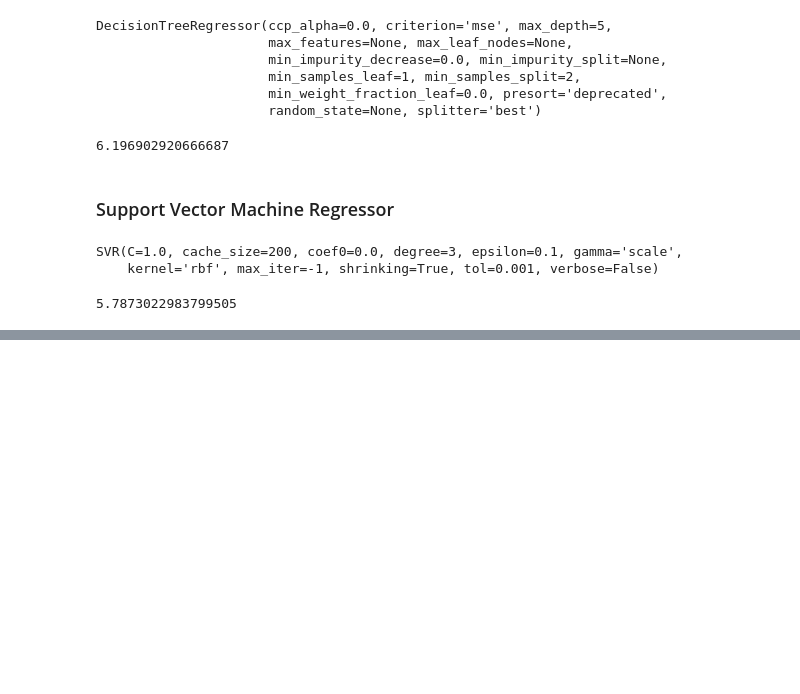
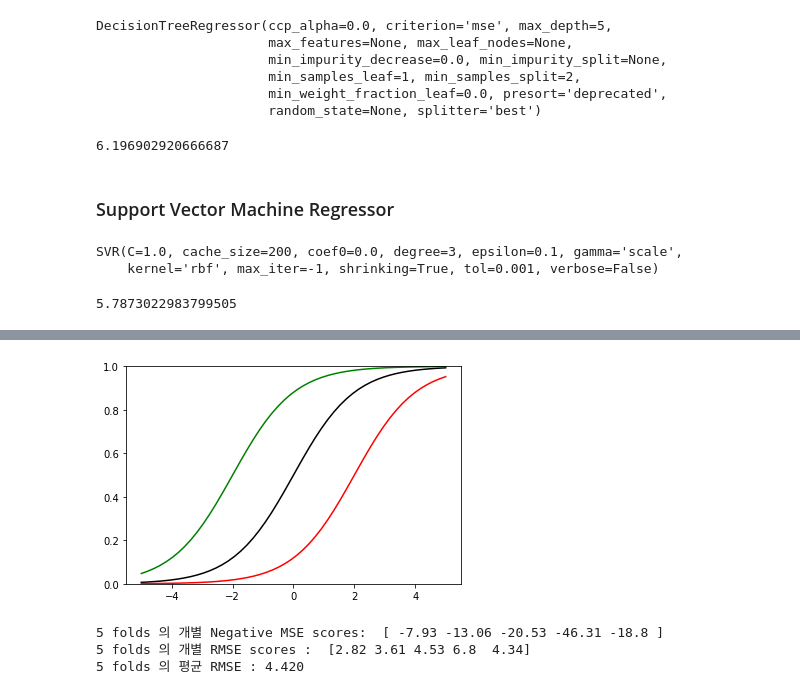
Before and after one commit to SEUNGKI-JUNG/Machine-Learning, a Jupyter notebook: ch5-regression.ipynb, the cells around one changed output, grey strips where cells are left out. Cells and saved outputs as stored; diff of their text form; code cells hidden in the pictures; blank space fills up the shorter version.

```diff
--- a/ch5-regression.ipynb
+++ b/ch5-regression.ipynb
@@ -214,0 +410,31 @@ rmse
+# %%
+# y절편에 따른 그래프 변화 / b의 변화는 그래프가 평행이동한다.
+xs = np.linspace(-5, 5)
+y1 = sigmoid(xs, 1, 0)
+y5 = sigmoid(xs, 1, 2)
+y05 = sigmoid(xs, 1, -2)
+plt.plot(xs, y1, 2, c = 'k')
+plt.plot(xs, y5, 2, c = 'g')
+plt.plot(xs, y05, 2, c = 'r')
+plt.ylim(0, 1)
+plt.show()
+# %% [output]
+[figure, added]
+# %%
+from sklearn.ensemble import RandomForestRegressor
+
+y_target = bostonDF['PRICE']
+X_data = bostonDF.drop(['PRICE'], axis = 1, inplace = False)
+
+rf = RandomForestRegressor(random_state=0, n_estimators=1000)
+neg_mse_scores = cross_val_score(rf, X_data, y_target, scoring = "neg_mean_squared_error", cv = 5)
+rmse_scores = np.sqrt(-1 * neg_mse_scores)
+avg_rmse = np.mean(rmse_scores)
+
+print('5 folds 의 개별 Negative MSE scores: ', np.round(neg_mse_scores, 2))
+print('5 folds 의 개별 RMSE scores : ', np.round(rmse_scores, 2))
+print('5 folds 의 평균 RMSE : {0:.3f} '.format(avg_rmse))
+# %% [output]
+5 folds 의 개별 Negative MSE scores:  [ -7.93 -13.06 -20.53 -46.31 -18.8 ]
+5 folds 의 개별 RMSE scores :  [2.82 3.61 4.53 6.8  4.34]
+5 folds 의 평균 RMSE : 4.420
```
Also changed, not shown: parts of 32 cells of this notebook, 1 other file.
